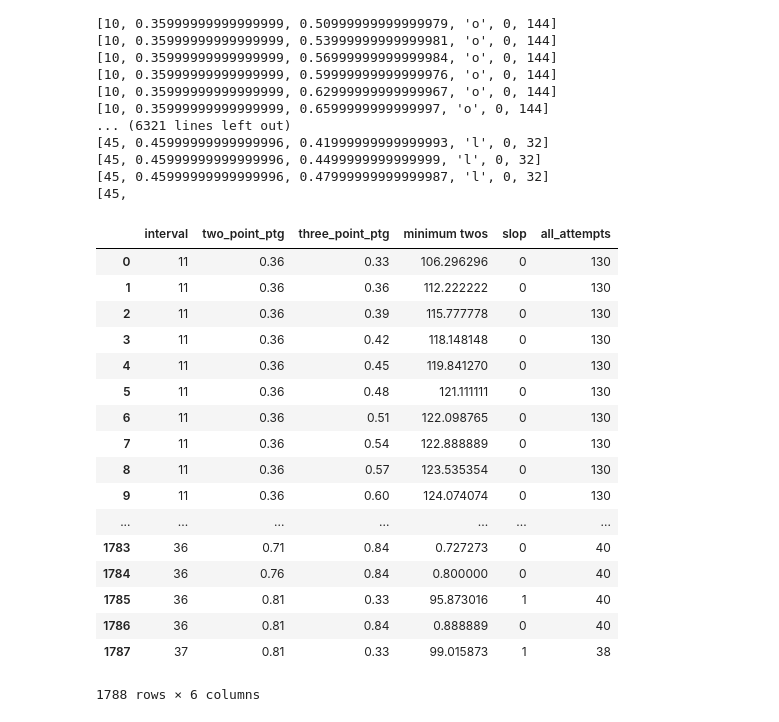
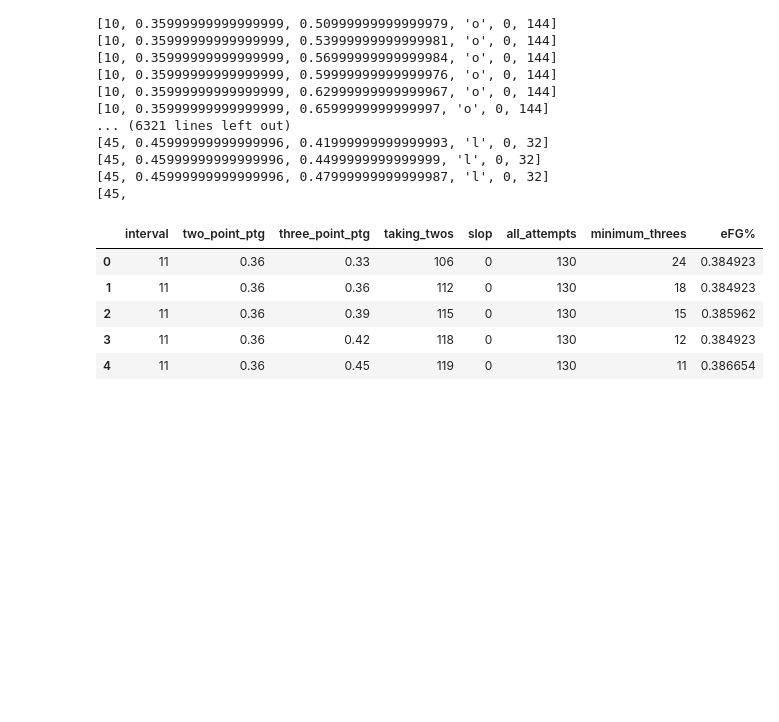
Before and after one commit to nmningmei/intuitive_probability_games, a Jupyter notebook: How can a NBA team get 100 points in just half of the game.ipynb, the cells around one changed output. Drawn from its saved outputs; the diff is of its cells as text; code cells hidden in the pictures; blank space fills up the shorter version.

```diff
--- a/How can a NBA team get 100 points in just half of the game.ipynb
+++ b/How can a NBA team get 100 points in just half of the game.ipynb
@@ -7,6 +8,7 @@ import math
 def hundred_points(interval=30,two_point_percentatge=1.,three_point_percentage=1.,flag=False):
     total_seconds = 24 * 60
     attempts = math.floor(total_seconds / interval)
+    print('total attempts = % d'%attempts)
     two_point_attempts = np.arange(0,attempts + 1, 1)
     three_point_attempts = attempts - two_point_attempts
     scores = two_point_attempts * 2 * two_point_percentatge + three_point_attempts * 3 * three_point_percentage
@@ -14,6 +16,8 @@ def hundred_points(interval=30,two_point_percentatge=1.,three_point_percentage=1
         fig,ax = plt.subplots(figsize=(16,8))
         ax.plot(two_point_attempts,scores,'-*')
         ax.axhline(100,linestyle = '--')
-        _=ax.set(xticks=two_point_attempts,xlabel='two-point attempts',ylabel='Total score if make all shots')
+        _=ax.set(xticks=two_point_attempts,xlabel='two-point attempts',ylabel='Total score if make all shots',
+                title='at least take % d 3 pts'% (attempts - two_point_attempts[abs(scores - 100) <0.5][0]))
     return [[(0,100),(two_point_attempts[-1],100)],[(two_point_attempts[0],scores[0]),(two_point_attempts[-1],scores[-1])],attempts]
+    #return scores,two_point_attempts
 # %%
@@ -91,8 +114,10 @@ for item in result:
     if (item[-3] is 'l') or (item[-3] is 'o') :
         pass
     else:
-        intersect.append([item[0],item[1],item[2],item[-3],item[-2],item[-1]])
+        intersect.append([item[0],item[1],item[2],int(item[-3]),item[-2],item[-1]])
+
+import pandas as pd
+intersect = pd.DataFrame(intersect,
+                         columns=['interval','two_point_ptg','three_point_ptg','taking_twos','slop','all_attempts'])
+intersect['minimum_threes'] = intersect['all_attempts'] - intersect['taking_twos']
+intersect = intersect[intersect['minimum_threes'] > 0]
-# %%
-import pandas as pd
-intersect = pd.DataFrame(intersect,
-                         columns=['interval','two_point_ptg','three_point_ptg','minimum twos','slop','all_attempts'])
@@ -99,21 +131,13 @@ intersect = pd.DataFrame(intersect,
+# %%
+intersect['eFG%']=((intersect['two_point_ptg']*intersect['taking_twos']+
+                    intersect['three_point_ptg']*intersect['minimum_threes'])+
+                 0.5 * intersect['three_point_ptg']*intersect['minimum_threes'])/intersect['all_attempts']
 # %%
-intersect
+intersect.head()
 # %% [output]
-|  | interval | two_point_ptg | three_point_ptg | minimum twos | slop | all_attempts |
-| 0 | 11 | 0.36 | 0.33 | 106.296296 | 0 | 130 |
-| 1 | 11 | 0.36 | 0.36 | 112.222222 | 0 | 130 |
-| 2 | 11 | 0.36 | 0.39 | 115.777778 | 0 | 130 |
-| 3 | 11 | 0.36 | 0.42 | 118.148148 | 0 | 130 |
-| 4 | 11 | 0.36 | 0.45 | 119.841270 | 0 | 130 |
-| 5 | 11 | 0.36 | 0.48 | 121.111111 | 0 | 130 |
-| 6 | 11 | 0.36 | 0.51 | 122.098765 | 0 | 130 |
-| 7 | 11 | 0.36 | 0.54 | 122.888889 | 0 | 130 |
-| 8 | 11 | 0.36 | 0.57 | 123.535354 | 0 | 130 |
-| 9 | 11 | 0.36 | 0.60 | 124.074074 | 0 | 130 |
-| ... | ... | ... | ... | ... | ... | ... |
-| 1783 | 36 | 0.71 | 0.84 | 0.727273 | 0 | 40 |
-| 1784 | 36 | 0.76 | 0.84 | 0.800000 | 0 | 40 |
-| 1785 | 36 | 0.81 | 0.33 | 95.873016 | 1 | 40 |
-| 1786 | 36 | 0.81 | 0.84 | 0.888889 | 0 | 40 |
-| 1787 | 37 | 0.81 | 0.33 | 99.015873 | 1 | 38 |
+|  | interval | two_point_ptg | three_point_ptg | taking_twos | slop | all_attempts | minimum_threes | eFG% |
+| 0 | 11 | 0.36 | 0.33 | 106 | 0 | 130 | 24 | 0.384923 |
+| 1 | 11 | 0.36 | 0.36 | 112 | 0 | 130 | 18 | 0.384923 |
+| 2 | 11 | 0.36 | 0.39 | 115 | 0 | 130 | 15 | 0.385962 |
+| 3 | 11 | 0.36 | 0.42 | 118 | 0 | 130 | 12 | 0.384923 |
+| 4 | 11 | 0.36 | 0.45 | 119 | 0 | 130 | 11 | 0.386654 |
-1788 rows × 6 columns
```
Also changed, not shown: parts of 10 cells of this notebook, 1 other file.
